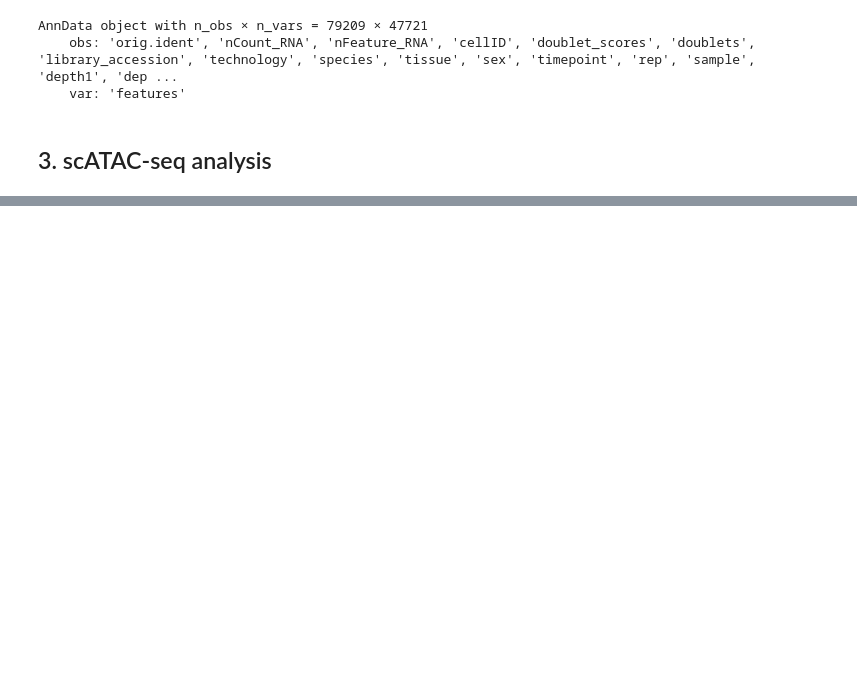
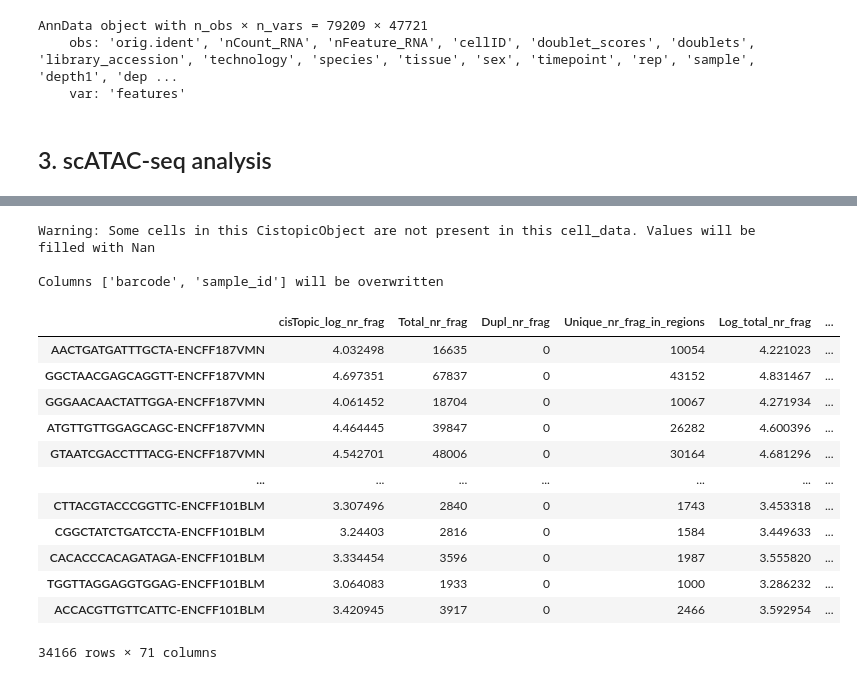
Before and after one commit to IGVF-UCSD/topic_grn_links, a Jupyter notebook: grn_inference/scenicplus/run.ipynb, the cells around one changed output, grey strips where cells are left out. Saved outputs shown, nothing was run; the diff lists cells and outputs as text; code cells hidden in the pictures; blank space fills up the shorter version.

```diff
--- a/grn_inference/scenicplus/run.ipynb
+++ b/grn_inference/scenicplus/run.ipynb
@@ -159,0 +565,23 @@ chromsizes
+# %%
+# Grab the barcodes from the RNA to intersect with when creating cistopic objects
+quality_rna_bcs = cell_data["barcode"].values
+# %%
+# Sequentially create cistopic objects
+cistopic_objs = []
+i = 0
+for sample in fragments_dict:
+    print("Sample", sample)
+    cistopic_obj = create_cistopic_object_from_fragments(
+        path_to_fragments=fragments_dict[sample],
+        path_to_regions=path_to_regions[sample],
+        path_to_blacklist=path_to_blacklist,
+        metrics=metadata_bc[sample],
+        valid_bc=list(set(bc_passing_filters[sample]) & set(quality_rna_bcs)),
+        n_cpu=1,
+        project=sample,
+        split_pattern='-'
+    )
+    cistopic_objs.append(cistopic_obj)
+    #i = i + 1
+    #if i==2:
+    #    break
@@ -159,0 +669,4 @@ chromsizes
+# %%
+# Merge them
+from pycisTopic.cistopic_class import merge
+cistopic_obj = merge(cistopic_objs, project="mouse_adrenal", split_pattern="-")
@@ -159,0 +681,22 @@ chromsizes
+# %%
+cistopic_obj.add_cell_data(cell_data.set_index("atac_bc_sample"), split_pattern="-")
+# %% [output]
+Warning: Some cells in this CistopicObject are not present in this cell_data. Values will be filled with Nan
+
+Columns ['barcode', 'sample_id'] will be overwritten
+# %%
+cistopic_obj.cell_data
+# %% [output]
+|  | cisTopic_log_nr_frag | Total_nr_frag | Dupl_nr_frag | Unique_nr_frag_in_regions | Log_total_nr_frag | ... |
+| AACTGATGATTTGCTA-ENCFF187VMN | 4.032498 | 16635 | 0 | 10054 | 4.221023 | ... |
+| GGCTAACGAGCAGGTT-ENCFF187VMN | 4.697351 | 67837 | 0 | 43152 | 4.831467 | ... |
+| GGGAACAACTATTGGA-ENCFF187VMN | 4.061452 | 18704 | 0 | 10067 | 4.271934 | ... |
+| ATGTTGTTGGAGCAGC-ENCFF187VMN | 4.464445 | 39847 | 0 | 26282 | 4.600396 | ... |
+| GTAATCGACCTTTACG-ENCFF187VMN | 4.542701 | 48006 | 0 | 30164 | 4.681296 | ... |
+| ... | ... | ... | ... | ... | ... | ... |
+| CTTACGTACCCGGTTC-ENCFF101BLM | 3.307496 | 2840 | 0 | 1743 | 3.453318 | ... |
+| CGGCTATCTGATCCTA-ENCFF101BLM | 3.24403 | 2816 | 0 | 1584 | 3.449633 | ... |
+| CACACCCACAGATAGA-ENCFF101BLM | 3.334454 | 3596 | 0 | 1987 | 3.555820 | ... |
+| TGGTTAGGAGGTGGAG-ENCFF101BLM | 3.064083 | 1933 | 0 | 1000 | 3.286232 | ... |
+| ACCACGTTGTTCATTC-ENCFF101BLM | 3.420945 | 3917 | 0 | 2466 | 3.592954 | ... |
+34166 rows × 71 columns
```
Also changed, not shown: parts of 90 cells of this notebook, 30 other files.
